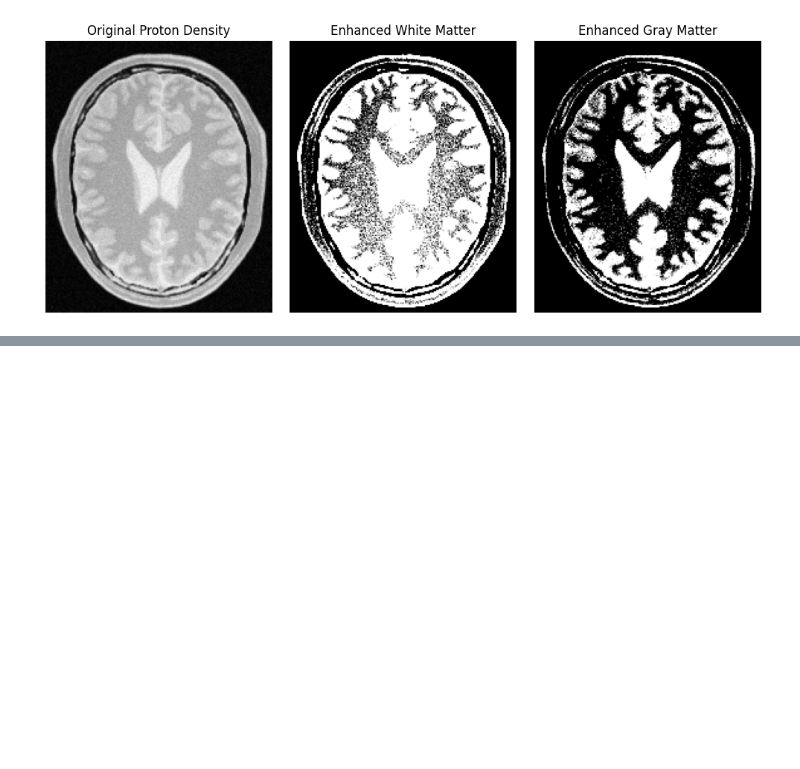
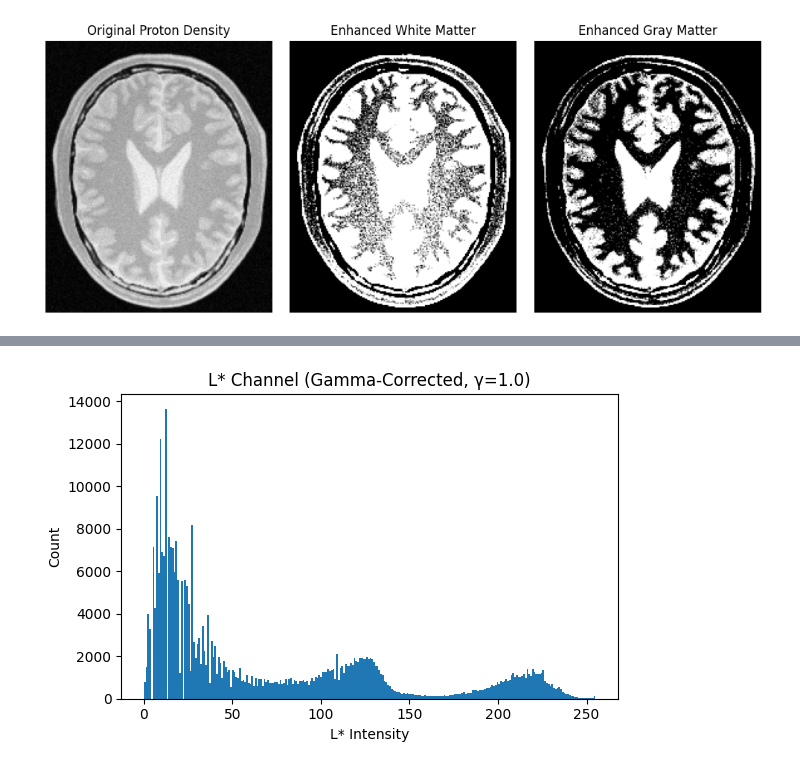
Before and after one commit to OshiniBandara/Computer_Vision_Assignment, a Jupyter notebook: Computer_Vision_Assignment.ipynb, the cells around one changed output, grey strips where cells are left out. Drawn from its saved outputs; the diff is of its cells as text; code cells hidden in the pictures; blank space fills up the shorter version.

```diff
--- a/Computer_Vision_Assignment.ipynb
+++ b/Computer_Vision_Assignment.ipynb
@@ -137,0 +179,8 @@ plt.show()
+# %%
+plt.figure(figsize=(6, 4))
+plt.hist(l_gamma_8bit.ravel(), bins=256, range=(0, 255))
+plt.title(f"L* Channel (Gamma-Corrected, γ={gamma})")
+plt.xlabel("L* Intensity"); plt.ylabel("Count")
+plt.tight_layout(); plt.show()
+# %% [output]
+[figure, added]
```
Also changed, not shown: parts of 8 cells of this notebook.
